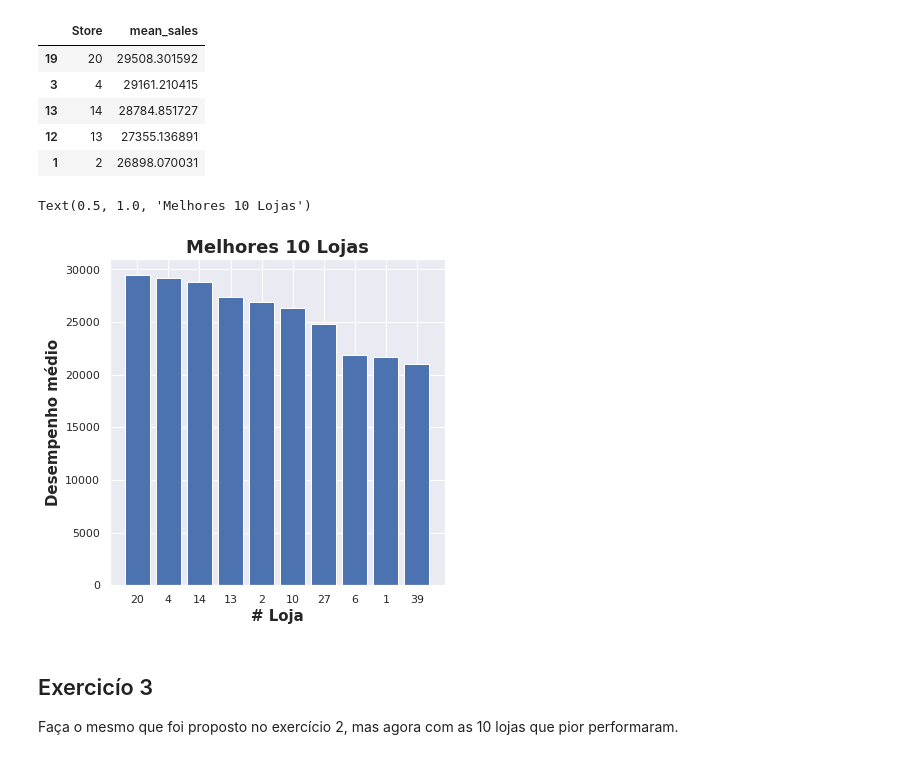
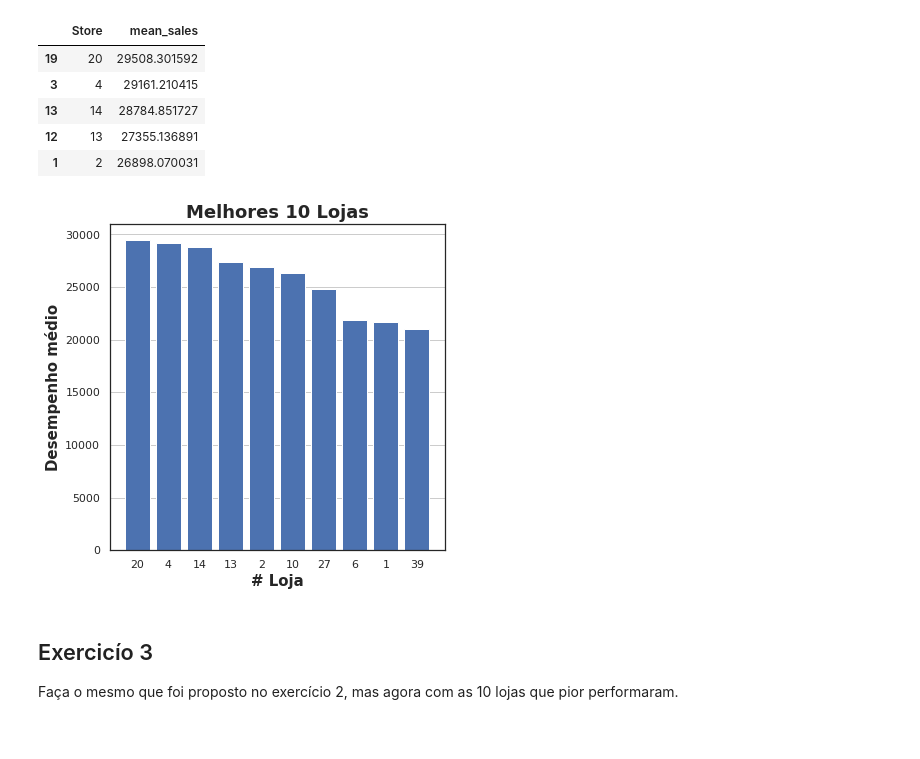
Before and after one commit to pibieta/ML-course, a Jupyter notebook: NovosPiratas/Walmart/Walmart_challenge.ipynb, the cells around one changed output. Saved outputs shown, nothing was run; the diff lists cells and outputs as text; code cells hidden in the pictures.

```diff
--- a/NovosPiratas/Walmart/Walmart_challenge.ipynb
+++ b/NovosPiratas/Walmart/Walmart_challenge.ipynb
@@ -11,6 +11,7 @@ import plotly.plotly as py
 import seaborn as sns
 # import plotly.graph_objs as go
 sns.set()
+sns.set_style('white')
 # %% [markdown]
 ## Load Data
 # %%
@@ -155,13 +149,13 @@ bottom_10 = by_store[-10:]
 # %%
 plt.figure(figsize=(6,6))
 plt.bar(x=[x for x in range(10)], height = 'mean_sales', data= top_10, align = 'center')
 plt.xticks([x for x in range(10)], [store for store in top_10['Store']])
 plt.xlabel('# Loja', fontweight='bold', fontsize='15')
 plt.ylabel('Desempenho médio', fontweight= 'bold', fontsize= '15')
 plt.title('Melhores 10 Lojas', fontweight='bold', fontsize='18')
+plt.grid(True, axis ='y')
 # %% [output]
-Text(0.5, 1.0, 'Melhores 10 Lojas')
-[figure, old version]
+[figure, new version]
 # %% [markdown]
 ## Exercicío 3
 Faça o mesmo que foi proposto no exercício 2, mas agora com as 10 lojas que pior performaram.
```
Also changed, not shown: parts of 12 cells of this notebook.
